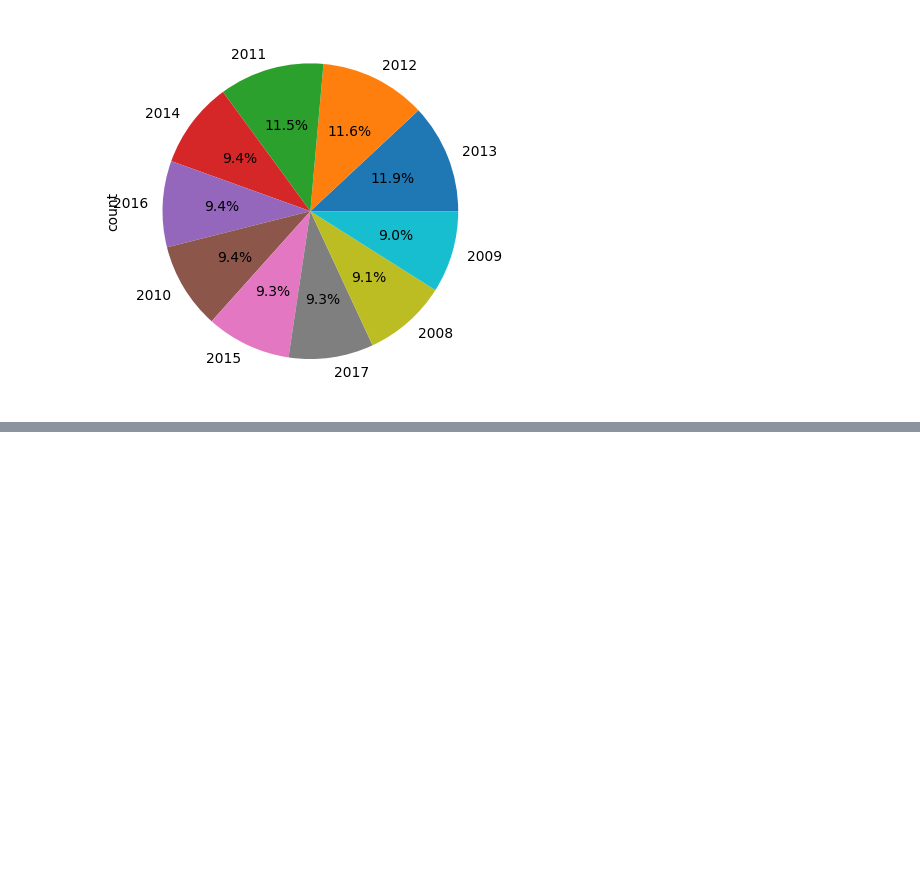
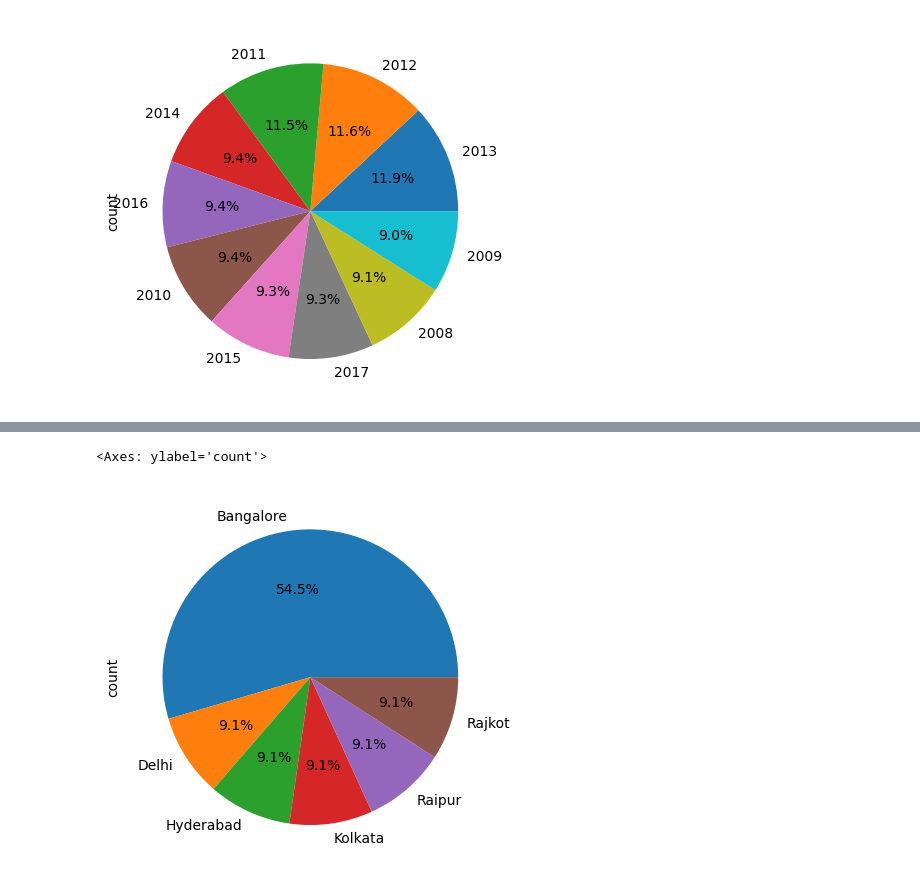
Before and after one commit to Aniketsingh0302/pandas, a Jupyter notebook: pandas/Ipl.ipynb, the cells around one changed output, grey strips where cells are left out. Cells and saved outputs as stored; diff of their text form; code cells hidden in the pictures; blank space fills up the shorter version.

```diff
--- a/pandas/Ipl.ipynb
+++ b/pandas/Ipl.ipynb
@@ -190,0 +232,2 @@ data['season'].value_counts().plot.pie(autopct='%.1f%%')
+# %%
+aa=mom.groupby('city')
@@ -190,0 +245,5 @@ data['season'].value_counts().plot.pie(autopct='%.1f%%')
+# %%
+aa['city'].value_counts().plot.pie(autopct='%.1f%%')
+# %% [output]
+<Axes: ylabel='count'>
+[figure, added]
```
Also changed, not shown: parts of 9 cells of this notebook.
